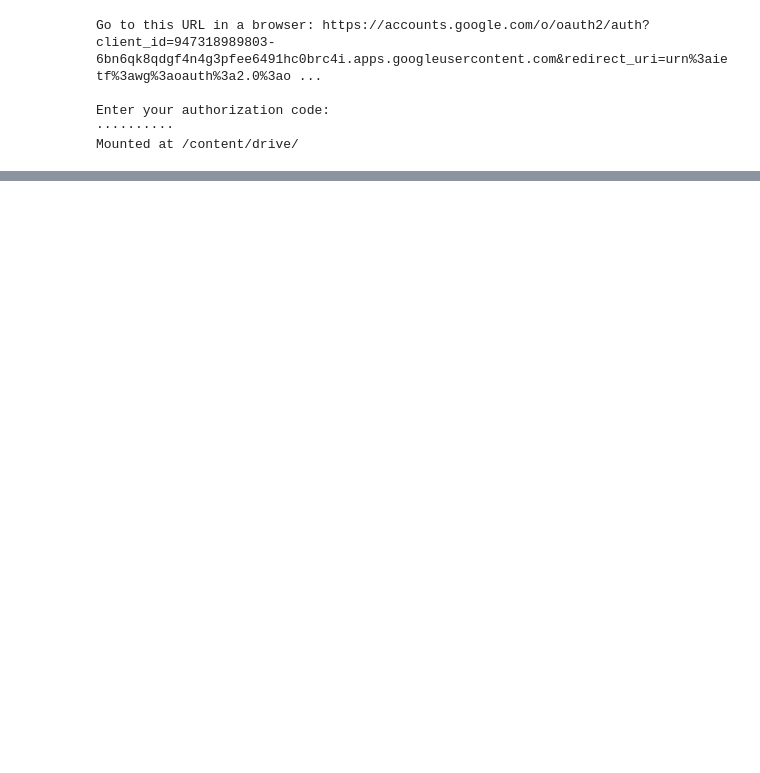
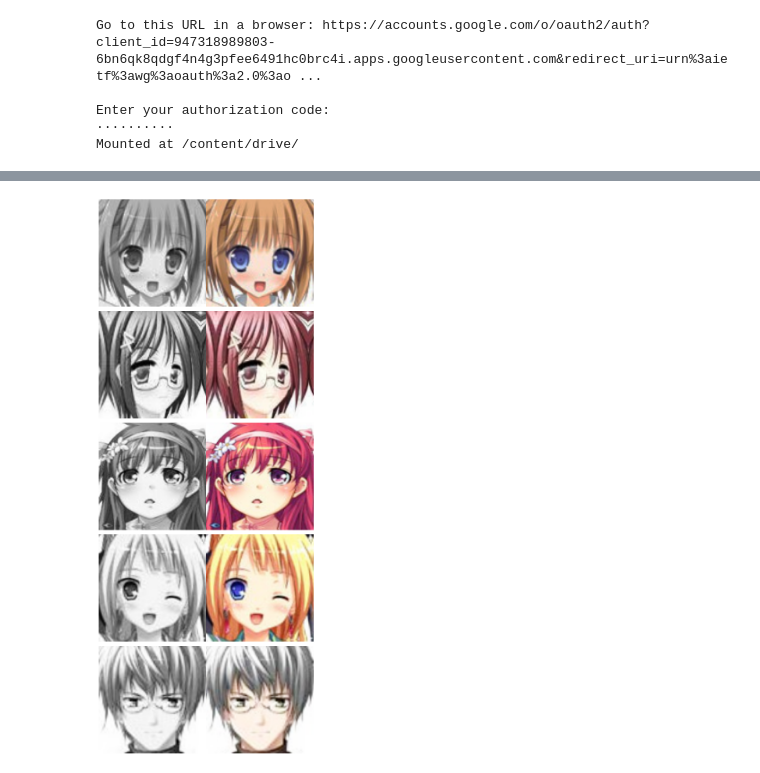
Before and after one commit to Achilles107/gan-for-coloring-images, a Jupyter notebook: GANManga.ipynb, the cells around one changed output, grey strips where cells are left out. Drawn from its saved outputs; the diff is of its cells as text; code cells hidden in the pictures; blank space fills up the shorter version.

```diff
--- a/GANManga.ipynb
+++ b/GANManga.ipynb
@@ -141,0 +68,19 @@ def get_data(bs, size):
+# %%
+bs, size = 64, 120
+arch = models.resnet34
+# %%
+src = ImageImageList.from_folder(path_gray).split_by_rand_pct(0.1, seed=42)
+# %%
+def get_data(bs, size):
+  data = (src.label_from_func(lambda x: path_color/x.name)
+  .transform(get_transforms(max_zoom=1.1), size=size, tfm_y=True)
+  .databunch(bs=bs).normalize(imagenet_stats, do_y=True))
+
+  data.c = 3
+  return data
+# %%
+data_gen = get_data(bs, size)
+# %%
+data_gen.show_batch(5)
+# %% [output]
+[figure, added]
```
Also changed, not shown: parts of 44 cells of this notebook.
